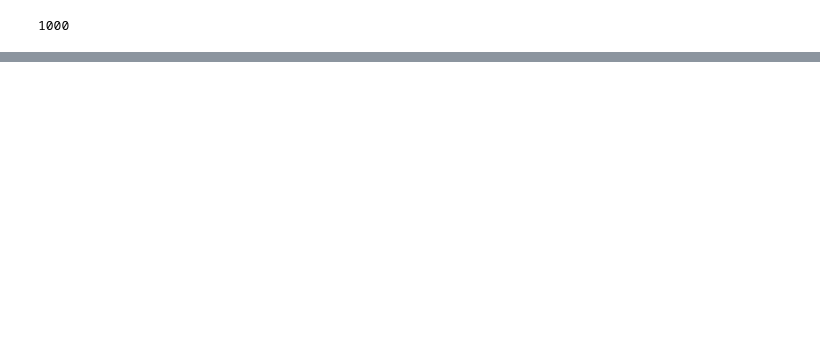
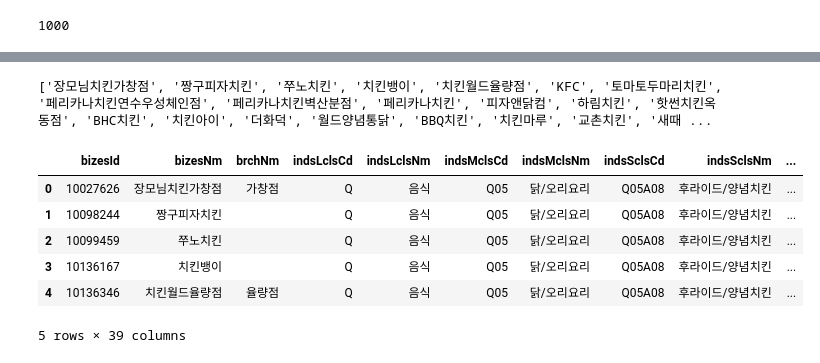
Before and after one commit to haram4th/fintech_pm_data_science, a Jupyter notebook: 04python_basic/14_전국치킨집리스트_언패킹하기.ipynb, the cells around one changed output, grey strips where cells are left out. Saved outputs shown, nothing was run; the diff lists cells and outputs as text; code cells hidden in the pictures; blank space fills up the shorter version.

```diff
--- a/04python_basic/14_전국치킨집리스트_언패킹하기.ipynb
+++ b/04python_basic/14_전국치킨집리스트_언패킹하기.ipynb
@@ -28,0 +220,8 @@ len(data[0]['body']['items'])
+# %%
+%%time
+chicken_dict = {}
+for page in data:
+    for chicken_store in page['body']['items']:
+        for key, value in chicken_store.items():
+            chicken_dict.setdefault(key, []).append(value)
+print(len(chicken_dict['bizesNm']))
@@ -28,0 +232,4 @@ len(data[0]['body']['items'])
+# %%
+print(chicken_dict['bizesNm'][:100])
+# %% [output]
+['장모님치킨가창점', '짱구피자치킨', '쭈노치킨', '치킨뱅이', '치킨월드율량점', 'KFC', '토마토두마리치킨', '페리카나치킨연수우성체인점', '페리카나치킨벽산분점', '페리카나치킨', '피자앤닭컴', '하림치킨', '핫썬치킨옥동점', 'BHC치킨', '치킨아이', '더화덕', '월드양념통닭', 'BBQ치킨', '치킨마루', '교촌치킨', '새때 ...
@@ -28,0 +246,11 @@ len(data[0]['body']['items'])
+# %%
+df2 = pd.DataFrame(chicken_dict)
+df2.head()
+# %% [output]
+|  | bizesId | bizesNm | brchNm | indsLclsCd | indsLclsNm | indsMclsCd | indsMclsNm | indsSclsCd | indsSclsNm | ... |
+| 0 | 10027626 | 장모님치킨가창점 | 가창점 | Q | 음식 | Q05 | 닭/오리요리 | Q05A08 | 후라이드/양념치킨 | ... |
+| 1 | 10098244 | 짱구피자치킨 |  | Q | 음식 | Q05 | 닭/오리요리 | Q05A08 | 후라이드/양념치킨 | ... |
+| 2 | 10099459 | 쭈노치킨 |  | Q | 음식 | Q05 | 닭/오리요리 | Q05A08 | 후라이드/양념치킨 | ... |
+| 3 | 10136167 | 치킨뱅이 |  | Q | 음식 | Q05 | 닭/오리요리 | Q05A08 | 후라이드/양념치킨 | ... |
+| 4 | 10136346 | 치킨월드율량점 | 율량점 | Q | 음식 | Q05 | 닭/오리요리 | Q05A08 | 후라이드/양념치킨 | ... |
+5 rows × 39 columns
```
Also changed, not shown: parts of 18 cells of this notebook, 3 other files.
